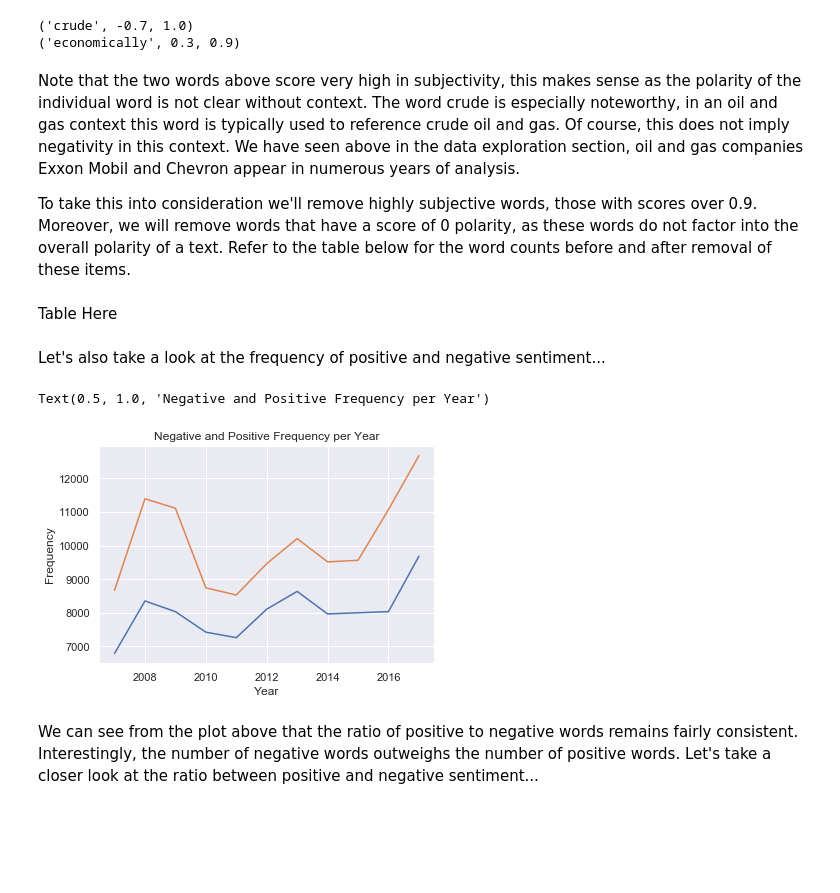
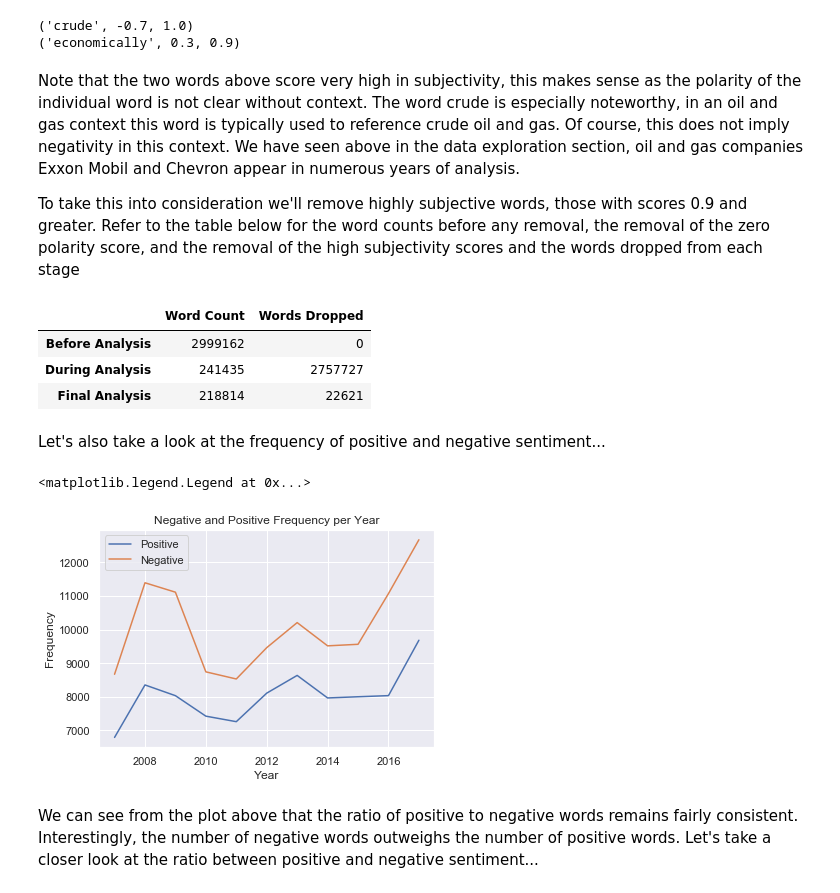
Before and after one commit to davepalazzo/Sentiment_Analysis_S-P_500, a Jupyter notebook: Economic_Forecasting.ipynb, the cells around one changed output. Drawn from its saved outputs; the diff is of its cells as text; code cells hidden in the pictures; blank space fills up the shorter version.

```diff
--- a/Economic_Forecasting.ipynb
+++ b/Economic_Forecasting.ipynb
@@ -158,9 +166,11 @@ We'll run sentiment analysis on an individual sentence level and a separate anal
 # %%
-# Extract the polarity values
-word_polarity = get_polarity(wordAnalysis)
+# Extract the polarity values to run on individual scores and the summed scores
+word_polarity = get_polarity(wordAnalysis.copy())
+
 # split Xs into individual columns and run analysis
 word_split_Xs = pd.DataFrame(word_polarity.X.tolist())
 word_split = model_analysis(np.array(word_split_Xs),np.array(word_polarity['y']))
+
 # get the sum of all the scores for each year and run analysis
 summed_word = np.array(word_polarity['X'].map(lambda x: sum(x)))
 Sum_word = model_analysis(summed_word,np.array(word_polarity['y']))
@@ -205,25 +219,32 @@ print(wordAnalysis['X'][0][143])
 # %% [markdown]
 Note that the two words above score very high in subjectivity, this makes sense as the polarity of the individual word is not clear without context. The word crude is especially noteworthy, in an oil and gas context this word is typically used to reference crude oil and gas. Of course, this does not imply negativity in this context. We have seen above in the data exploration section, oil and gas companies Exxon Mobil and Chevron appear in numerous years of analysis. <br>
 
-To take this into consideration we'll remove highly subjective words, those with scores over 0.9. Moreover, we will remove words that have a score of 0 polarity, as these words do not factor into the overall polarity of a text. Refer to the table below for the word counts before and after removal of these items.
+To take this into consideration we'll remove highly subjective words, those with scores 0.9 and greater. Refer to the table below for the word counts before any removal, the removal of the zero polarity score, and the removal of the high subjectivity scores and the words dropped from each stage
-# %% [markdown]
-Table Here
+# %%
+word_count = pd.read_pickle("Word_count.pkl")
+word_count
+# %% [output]
+|  | Word Count | Words Dropped |
+| Before Analysis | 2999162 | 0 |
+| During Analysis | 241435 | 2757727 |
+| Final Analysis | 218814 | 22621 |
 # %% [markdown]
 Let's also take a look at the frequency of positive and negative sentiment...
 # %%
 freqSent = pd.read_pickle("pos_neg_count.pkl")
 
 x = [i for i in range(2007,2018)]
 freqSent['Year'] = x
 
 sns.set(style="darkgrid")
 sns.lineplot(x='Year', y = 'Positive',
             data=freqSent)
 sns.lineplot(x='Year', y= 'Negative', data = freqSent).set(ylabel='Frequency')
 plt.title('Negative and Positive Frequency per Year')
+plt.legend(['Positive','Negative'])
 # %% [output]
-Text(0.5, 1.0, 'Negative and Positive Frequency per Year')
+<matplotlib.legend.Legend at 0x...>
-[figure, old version]
+[figure, new version]
 # %% [markdown]
 We can see from the plot above that the ratio of positive to negative words remains fairly consistent. Interestingly, the number of negative words outweighs the number of positive words. Let's take a closer look at the ratio between positive and negative sentiment...
 # %%
```
Also changed, not shown: parts of 12 cells of this notebook.
